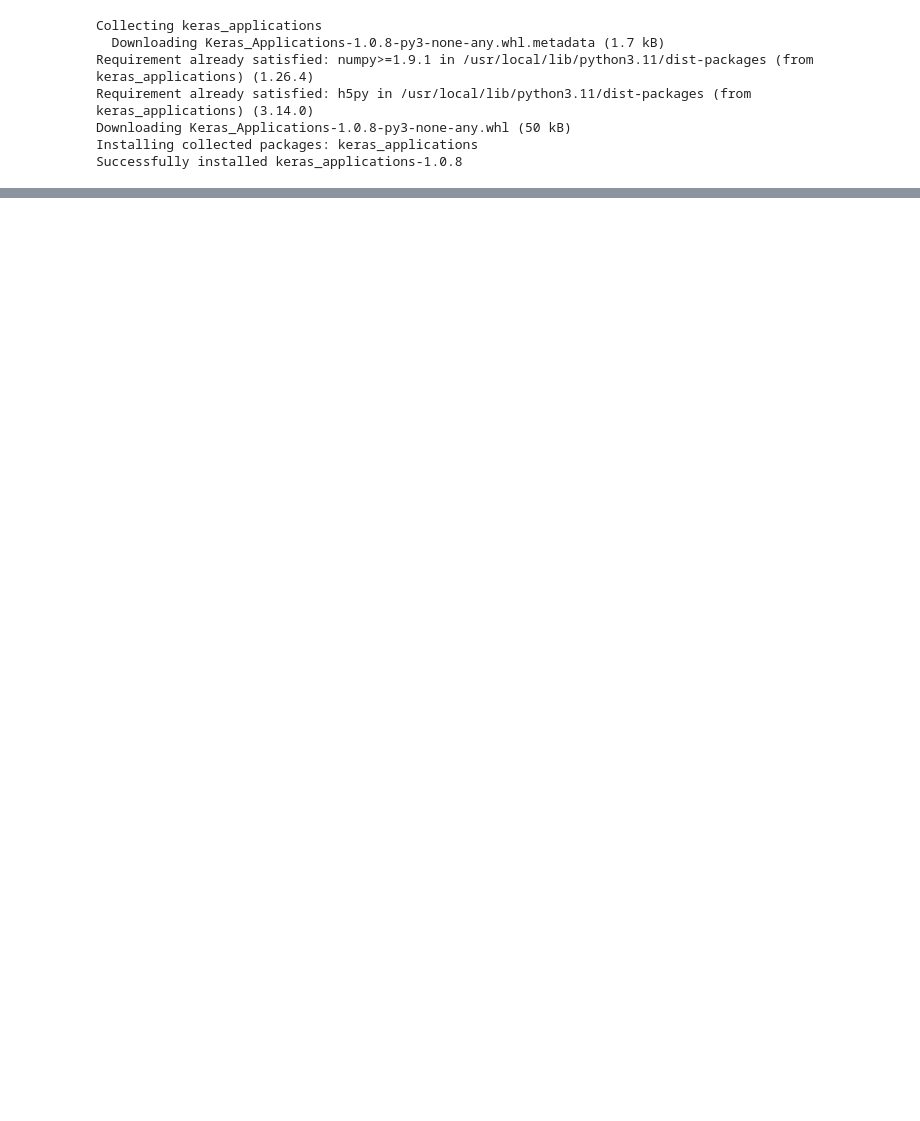
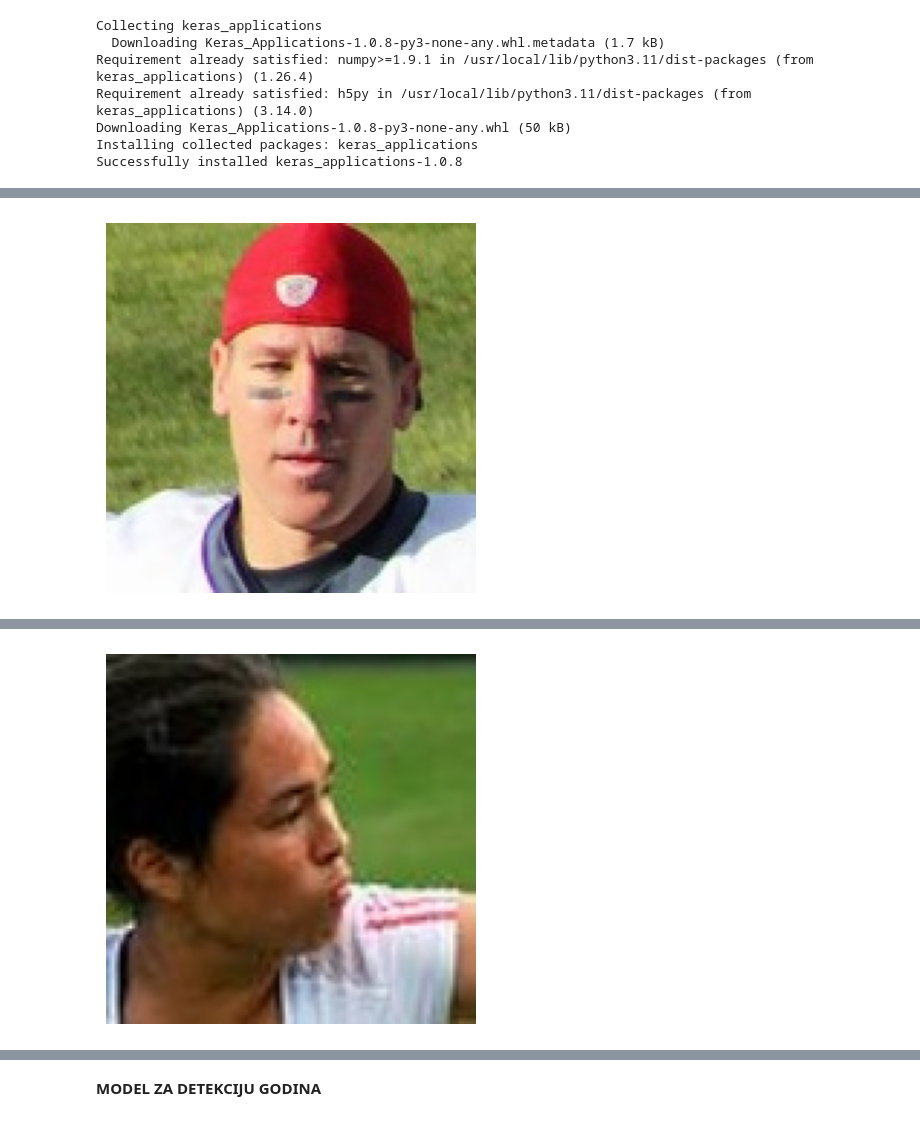
Before and after one commit to jelenamihalek/PPPO, a Jupyter notebook: JelenaMihalekPPPO.ipynb, the cells around one changed output, grey strips where cells are left out. Saved outputs shown, nothing was run; the diff lists cells and outputs as text; code cells hidden in the pictures; blank space fills up the shorter version.

Commit message:
Zavrsna verzija. Dodati svi modeli(za godine klasifikacija/regresija) sa objasnjenjima i analizom performansi

```diff
--- a/JelenaMihalekPPPO.ipynb
+++ b/JelenaMihalekPPPO.ipynb
@@ -1219,0 +811,30 @@ WARNING:absl:Compiled the loaded model, but the compiled metrics have yet to be
+# %%
+from tensorflow.keras.preprocessing import image
+from tensorflow.keras.preprocessing.image import ImageDataGenerator
+import numpy as np
+import matplotlib.pyplot as plt
+
+# Funkcija za učitavanje slike i pripremu za model
+def loadImage(filepath):
+    test_img = image.load_img(filepath, target_size=(128, 128))  # učitavanje slike i promena veličine
+    test_img = image.img_to_array(test_img)                      # konverzija u niz
+    test_img = np.expand_dims(test_img, axis=0)                  # dodavanje dimenzije za batch
+    test_img /= 255                                              # normalizacija piksela
+    return test_img
+
+# Funkcija za prikaz slike i predikciju
+def predict_gender(picture_path):
+    img = image.load_img(picture_path)             # učitavanje za prikaz
+    plt.imshow(img)
+    plt.axis('off')
+    plt.show()
+
+    pred = model.predict(loadImage(picture_path))  # predikcija
+    gender = 'Female' if pred[0][0] > pred[0][1] else 'Male'
+    print(f'Predicted Gender: {gender}')
+
+# Testiranje na dve slike
+predict_gender('/content/dataset/gender/test/male/10000.jpg')
+predict_gender('/content/dataset/gender/test/female/10064.jpg')
+# %% [output]
+[figure, added]
@@ -1219,0 +843 @@ WARNING:absl:Compiled the loaded model, but the compiled metrics have yet to be
+[figure, added]
@@ -1219,0 +846,2 @@ WARNING:absl:Compiled the loaded model, but the compiled metrics have yet to be
+# %% [markdown]
+**MODEL ZA DETEKCIJU GODINA**
```
Also changed, not shown: parts of 60 cells of this notebook.
